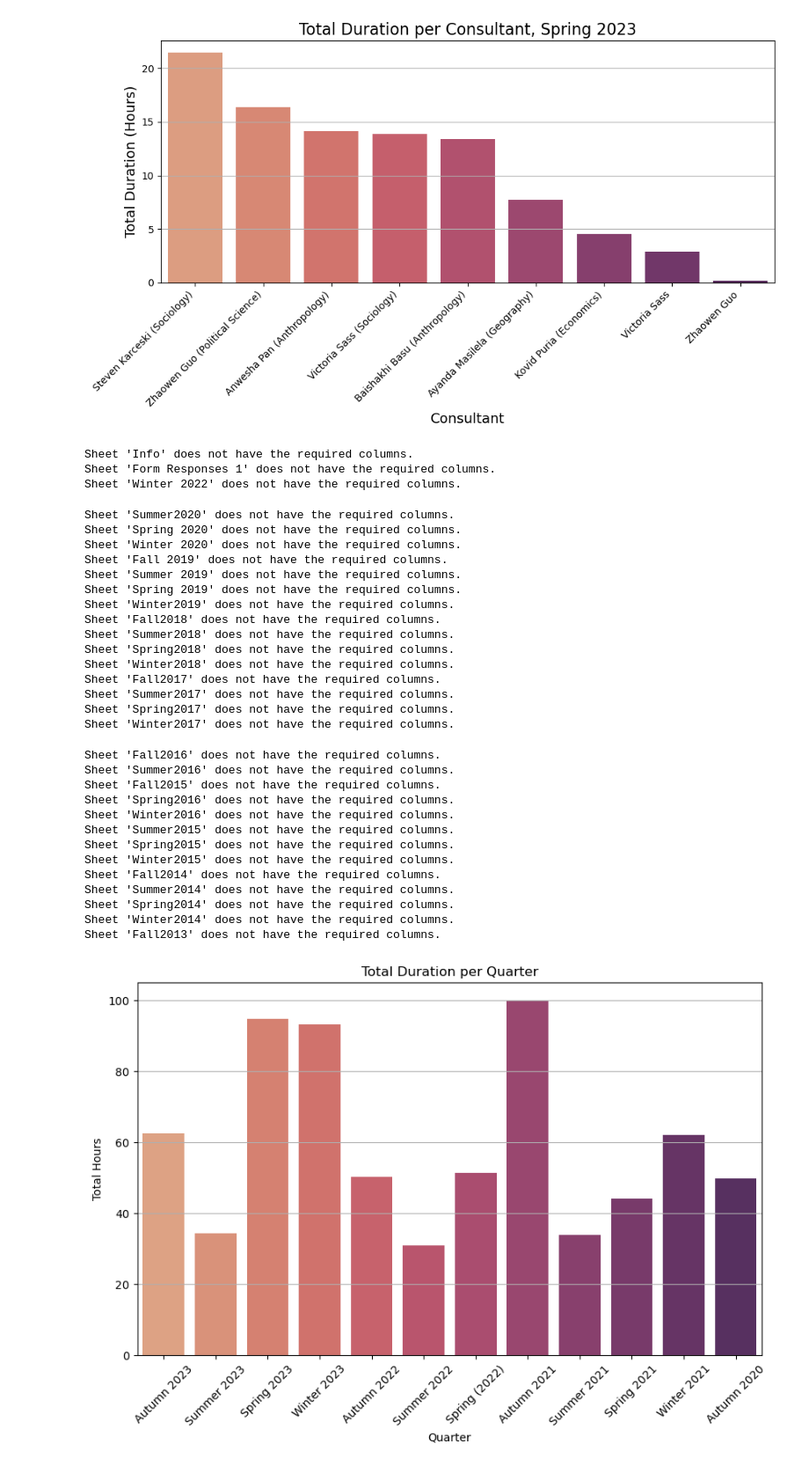
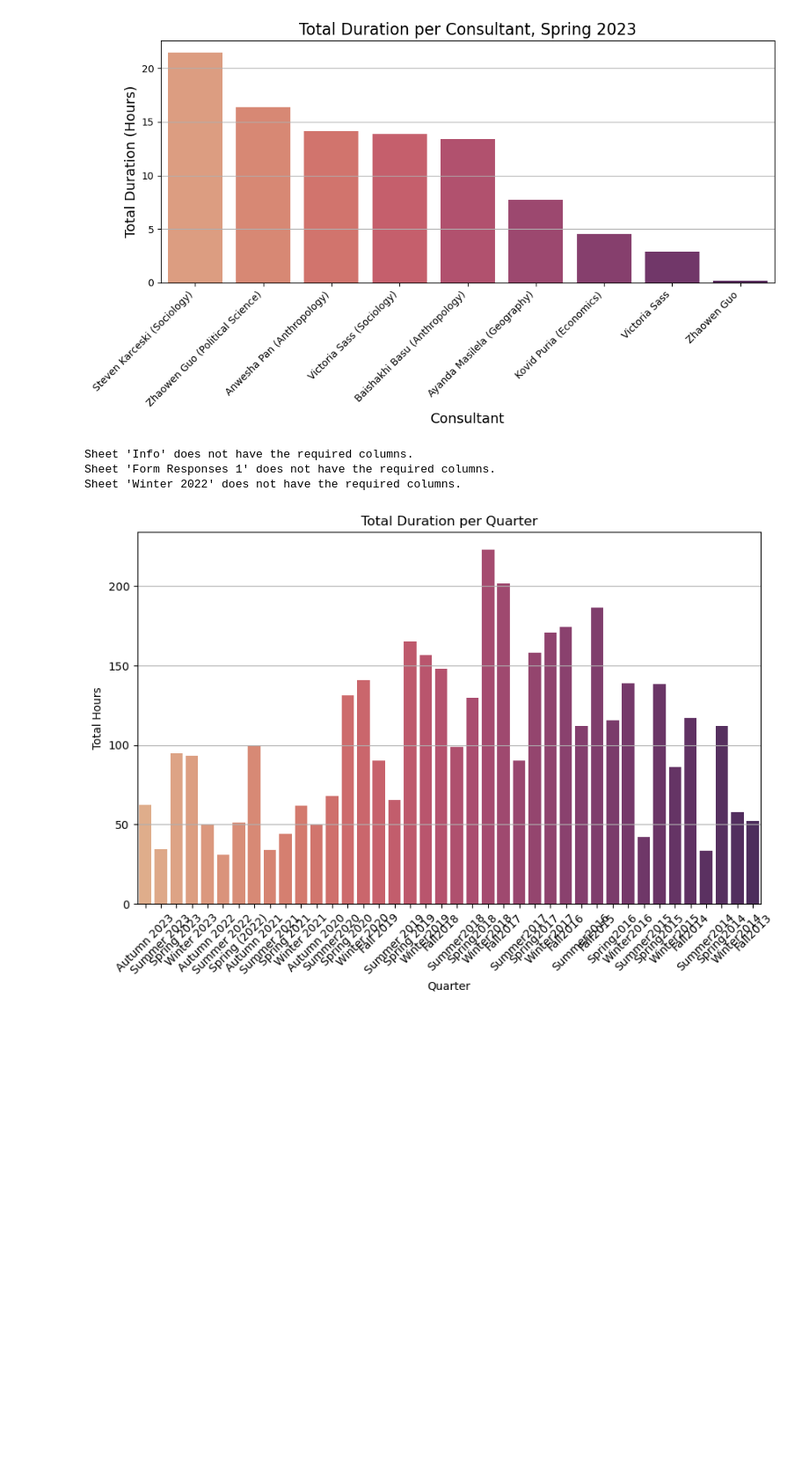
Before and after one commit to dadmehrdi/Web-Scraping, a Jupyter notebook: CSSCR Log.ipynb, the cells around one changed output. Shown: that part at 88% size. Saved outputs shown, nothing was run; the diff lists cells and outputs as text; code cells hidden in the pictures; blank space fills up the shorter version.

```diff
--- a/CSSCR Log.ipynb
+++ b/CSSCR Log.ipynb
@@ -101,6 +101,10 @@ file_name = '/Users/dadmehr/Codes/Python/Past/E_Log.xlsx'
 xls = pd.ExcelFile(file_name)
 sheet_names = xls.sheet_names
 
+# Possible column names for start and end times
+start_time_columns = ['Time start', 'Time Start']
+end_time_columns = ['Time end', 'Time End']
+
 # Dictionary to hold total durations for each sheet
 total_durations_per_sheet = {}
 
@@ -108,71 +112,47 @@ for sheet_name in sheet_names:
     # Read each sheet
     df = pd.read_excel(file_name, sheet_name=sheet_name)
 
-    # Trim trailing spaces in column names
-    df.columns = df.columns.str.strip()
+    # Convert all column names to string and then to lower-case
+    df.columns = df.columns.astype(str).str.strip().str.lower()
+
+    # Find the actual column names for start and end times
+    start_col = next((col for col in df.columns if col in map(str.lower, start_time_columns)), None)
+    end_col = next((col for col in df.columns if col in map(str.lower, end_time_columns)), None)
 
     # Check if the necessary columns exist
-    if 'Time start' in df.columns and 'Time end' in df.columns:
+    if start_col and end_col:
         try:
             # Convert time columns to timedelta, handling potential data format issues
-            df['Time start'] = pd.to_timedelta(df['Time start'].astype(str), errors='coerce')
-            df['Time end'] = pd.to_timedelta(df['Time end'].astype(str), errors='coerce')
+            df[start_col] = pd.to_timedelta(df[start_col].astype(str), errors='coerce')
+            df[end_col] = pd.to_timedelta(df[end_col].astype(str), errors='coerce')
 
             # Drop rows where either time conversion resulted in NaT (Not a Time)
-            df.dropna(subset=['Time start', 'Time end'], inplace=True)
+            df.dropna(subset=[start_col, end_col], inplace=True)
 
             # Calculate duration in hours
-            df['Duration'] = (df['Time end'] - df['Time start']).dt.total_seconds() / 3600
+            df['Duration'] = (df[end_col] - df[start_col]).dt.total_seconds() / 3600
 
             # Sum total durations and store in dictionary
             total_durations_per_sheet[sheet_name] = df['Duration'].sum()
         except Exception as e:
             print(f"An error occurred while processing sheet '{sheet_name}': {e}")
     else:
         print(f"Sheet '{sheet_name}' does not have the required columns.")
 
 # Convert the dictionary to a DataFrame for plotting
 total_durations_df = pd.DataFrame(list(total_durations_per_sheet.items()), columns=['Quarter', 'Total Hours'])
 
 # Plot the data
 plt.figure(figsize=(10, 6))
 sns.barplot(x='Quarter', y='Total Hours', data=total_durations_df, palette="flare")
 plt.title('Total Duration per Quarter')
 plt.xlabel('Quarter')
 plt.ylabel('Total Hours')
 plt.xticks(rotation=45)
 plt.grid(axis='y')
 plt.show()
 # %% [output]
 Sheet 'Info' does not have the required columns.
 Sheet 'Form Responses 1' does not have the required columns.
 Sheet 'Winter 2022' does not have the required columns.
-Sheet 'Summer2020' does not have the required columns.
-Sheet 'Spring 2020' does not have the required columns.
-Sheet 'Winter 2020' does not have the required columns.
-Sheet 'Fall 2019' does not have the required columns.
-Sheet 'Summer 2019' does not have the required columns.
-Sheet 'Spring 2019' does not have the required columns.
-Sheet 'Winter2019' does not have the required columns.
-Sheet 'Fall2018' does not have the required columns.
-Sheet 'Summer2018' does not have the required columns.
-Sheet 'Spring2018' does not have the required columns.
-Sheet 'Winter2018' does not have the required columns.
-Sheet 'Fall2017' does not have the required columns.
-Sheet 'Summer2017' does not have the required columns.
-Sheet 'Spring2017' does not have the required columns.
-Sheet 'Winter2017' does not have the required columns.
-Sheet 'Fall2016' does not have the required columns.
-Sheet 'Summer2016' does not have the required columns.
-Sheet 'Fall2015' does not have the required columns.
-Sheet 'Spring2016' does not have the required columns.
-Sheet 'Winter2016' does not have the required columns.
-Sheet 'Summer2015' does not have the required columns.
-Sheet 'Spring2015' does not have the required columns.
-Sheet 'Winter2015' does not have the required columns.
-Sheet 'Fall2014' does not have the required columns.
-Sheet 'Summer2014' does not have the required columns.
-Sheet 'Spring2014' does not have the required columns.
-Sheet 'Winter2014' does not have the required columns.
-Sheet 'Fall2013' does not have the required columns.
-[figure, old version]
+[figure, new version]
```
